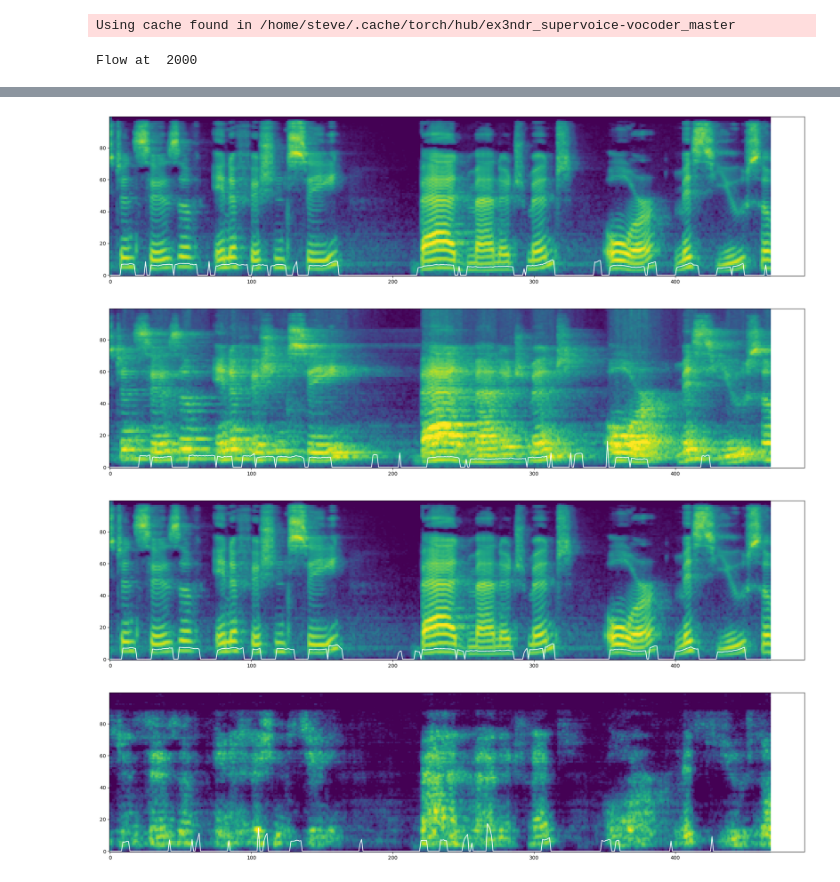
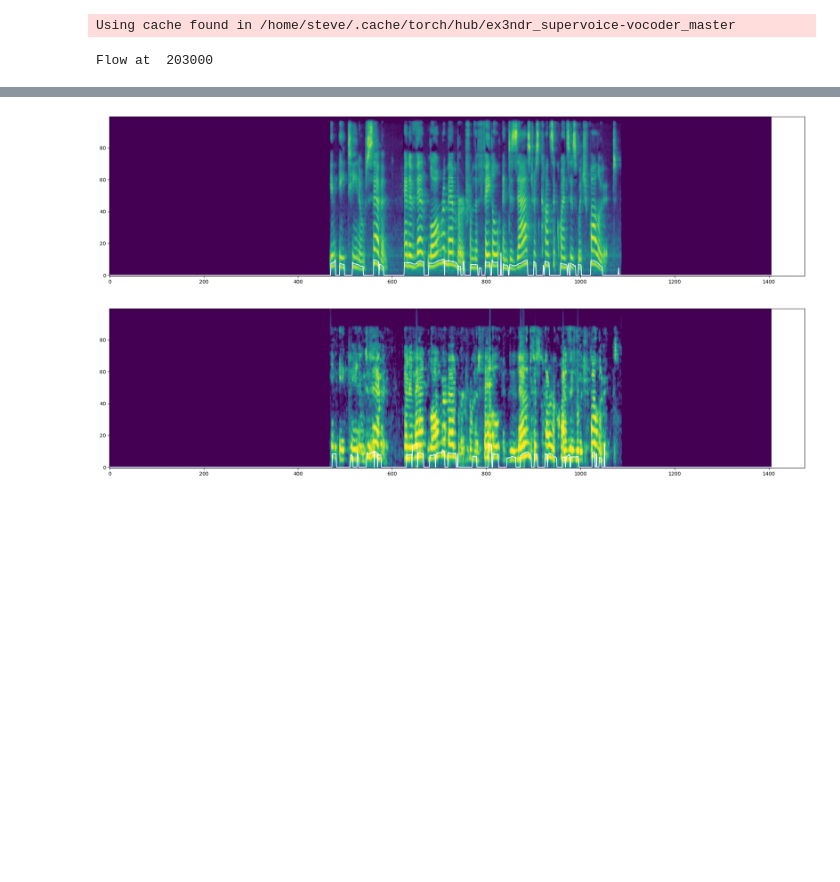
Before and after one commit to ex3ndr/supervoice-flow, a Jupyter notebook: workbook.ipynb, the cells around one changed output, grey strips where cells are left out. Drawn from its saved outputs; the diff is of its cells as text; code cells hidden in the pictures; blank space fills up the shorter version.

```diff
--- a/workbook.ipynb
+++ b/workbook.ipynb
@@ -52,13 +52,13 @@ def plot_debug(waveform):
 # Dataset
 #
 
-sampler = load_distorted_sampler(["./external_datasets/lj-speech-1.1/"], 5, True)
+sampler = load_distorted_sampler(["./external_datasets/lj-speech-1.1/"], 15, True)
 # %% [output]
 Using cache found in /home/steve/.cache/torch/hub/ex3ndr_supervoice-vocoder_master
 # %%
 # AudioFlow
 predictor = AudioFlow(config)
-checkpoint = torch.load(f'./output/large-02.pt', map_location="cpu")
+checkpoint = torch.load(f'./output/large-03.pt', map_location="cpu")
 predictor.load_state_dict(checkpoint['model'])
 print("Flow at ", checkpoint['step'])
 
@@ -67,15 +67,15 @@ def do_effect(src, steps = 8):
     pr, _ = predictor.sample(audio = src.to(torch.float32), steps = steps)
     return ((pr * config.audio.norm_std) + config.audio.norm_mean).to(torch.float32)
 # %% [output]
-Flow at  2000
+Flow at  203000
 # %%
 spec, spec_aug, wav, wav_aug = sampler()
 spec_processed = do_effect(spec, steps = 4)
-wav_aug_2 = do_vocoder(spec)
+# wav_aug_2 = do_vocoder(spec)
 wav_aug_3 = do_vocoder(spec_processed)
 plot_debug(wav)
-plot_debug(wav_aug)
-plot_debug(wav_aug_2)
+# plot_debug(wav_aug)
+# plot_debug(wav_aug_2)
 plot_debug(wav_aug_3)
 # %% [output]
 [interactive output not drawn]
@@ -85,4 +83,2 @@ plot_debug(wav_aug_3)
-[figure, old version]
+[figure, new version]
-[figure, old version]
+[figure, new version]
-[figure, removed]
-[figure, removed]
```
Also changed, not shown: parts of 1 cell of this notebook, 8 other files.
